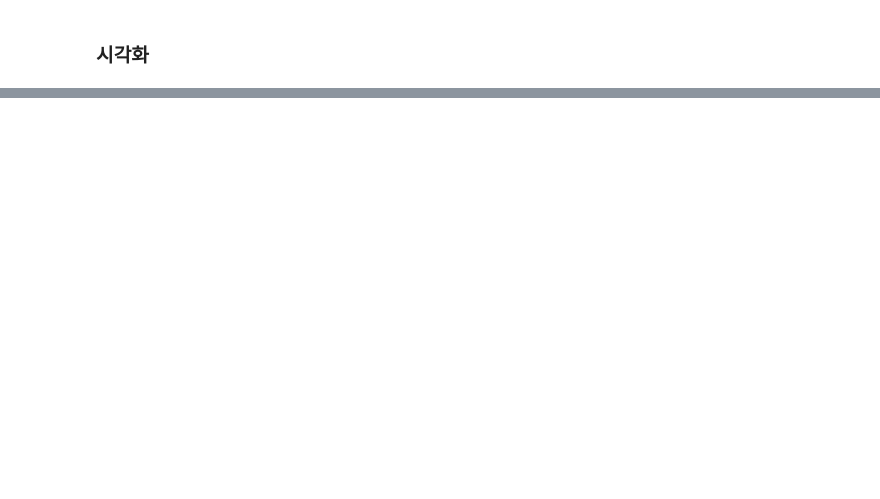
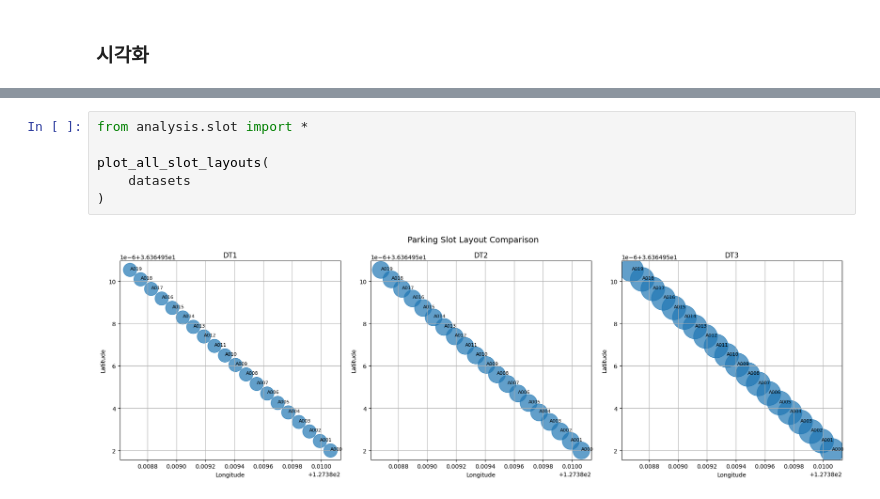
Before and after one commit to vin10ah/federated-learning-parking-datasets, a Jupyter notebook: notebooks/data_analysis.ipynb, the cells around one changed output, grey strips where cells are left out. Drawn from its saved outputs; the diff is of its cells as text; blank space fills up the shorter version.

Commit message:
data eda analysis update

```diff
--- a/notebooks/data_analysis.ipynb
+++ b/notebooks/data_analysis.ipynb
@@ -179,0 +184,8 @@ display(
+# %%
+from analysis.slot import *
+
+plot_all_slot_layouts(
+    datasets
+)
+# %% [output]
+[figure, added]
```
Also changed, not shown: parts of 4 cells of this notebook, 2 other files.
